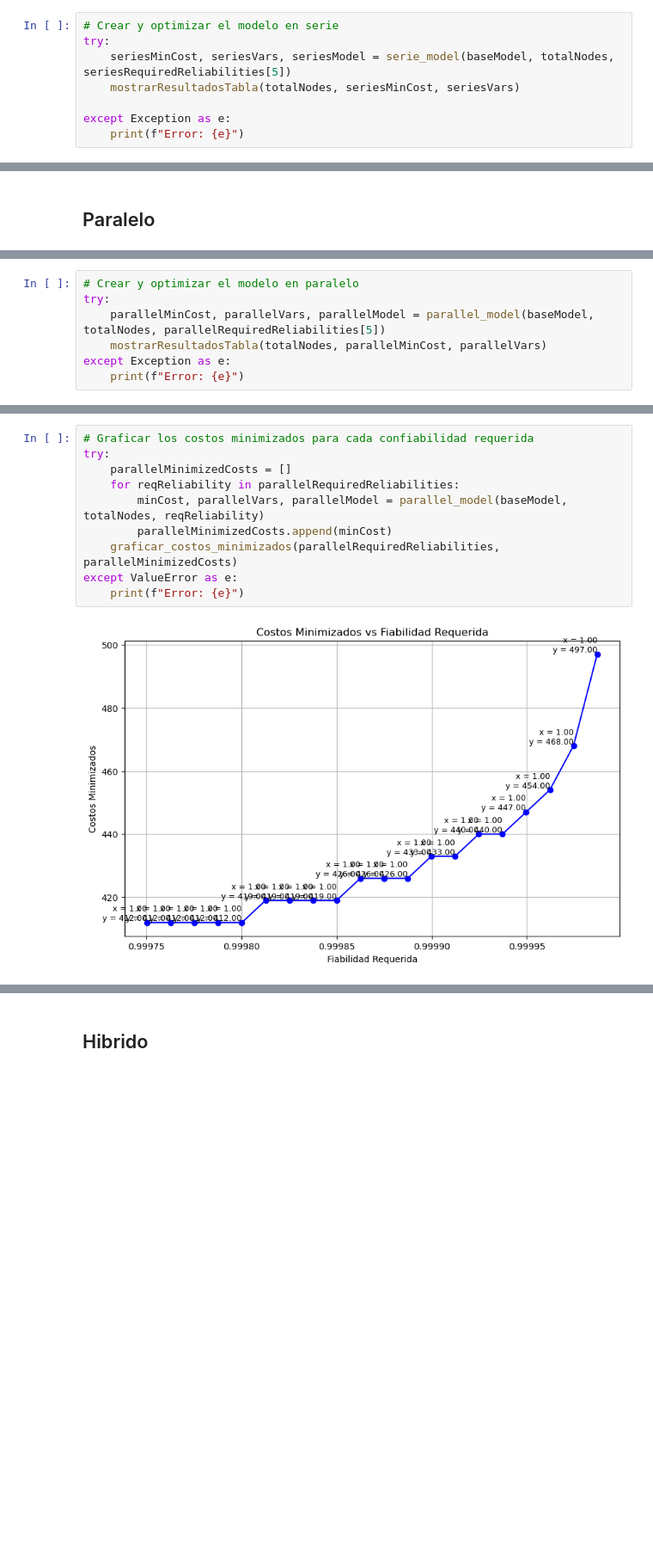
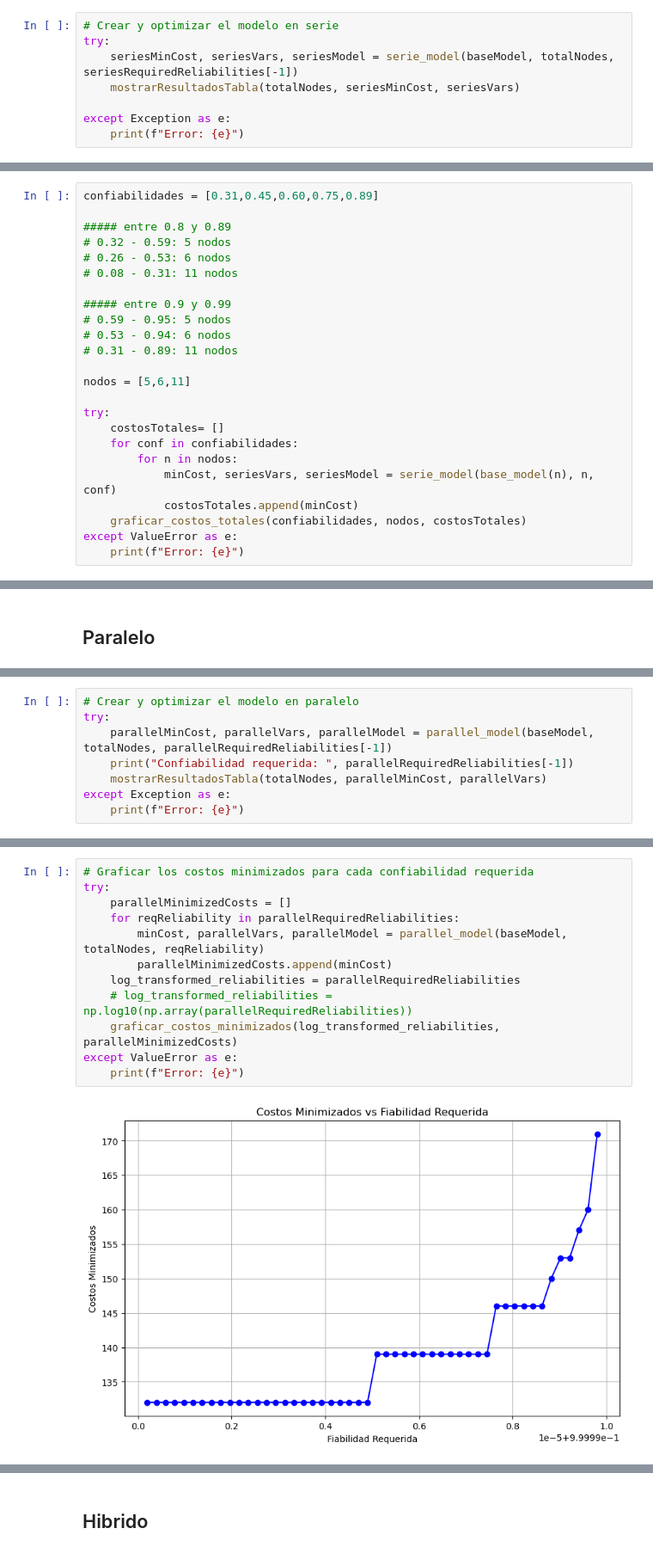
Before and after one commit to danielpuliche/optimization_model, a Jupyter notebook: main.ipynb, the cells around one changed output, grey strips where cells are left out. Shown at 86% size. Cells and saved outputs as stored; diff of their text form; blank space fills up the shorter version.

Commit message:
Update reliability metrics and adjust plotting functions for improved clarity

```diff
--- a/main.ipynb
+++ b/main.ipynb
@@ -27,7 +37,7 @@ seriesRequiredReliabilities = generate_equidistant_list(0, seriesMaxReliability,
 # %%
 # Crear y optimizar el modelo en serie
 try:
-    seriesMinCost, seriesVars, seriesModel = serie_model(baseModel, totalNodes, seriesRequiredReliabilities[5])
+    seriesMinCost, seriesVars, seriesModel = serie_model(baseModel, totalNodes, seriesRequiredReliabilities[-1])
     mostrarResultadosTabla(totalNodes, seriesMinCost, seriesVars)
 
 except Exception as e:
@@ -129,0 +77,24 @@ grafico_costo_vs_cantidad_nodos_general(costosSerie)
+# %%
+confiabilidades = [0.31,0.45,0.60,0.75,0.89]
+
+##### entre 0.8 y 0.89
+# 0.32 - 0.59: 5 nodos
+# 0.26 - 0.53: 6 nodos
+# 0.08 - 0.31: 11 nodos
+
+##### entre 0.9 y 0.99
+# 0.59 - 0.95: 5 nodos
+# 0.53 - 0.94: 6 nodos
+# 0.31 - 0.89: 11 nodos
+
+nodos = [5,6,11]
+
+try:
+	costosTotales= []
+	for conf in confiabilidades:
+		for n in nodos:
+			minCost, seriesVars, seriesModel = serie_model(base_model(n), n, conf)
+			costosTotales.append(minCost)
+	graficar_costos_totales(confiabilidades, nodos, costosTotales)
+except ValueError as e:
+	print(f"Error: {e}")
@@ -138,8 +105,9 @@ parallelRequiredReliabilities = generate_equidistant_list(parallelMinReliability
 # %%
 # Crear y optimizar el modelo en paralelo
 try:
-    parallelMinCost, parallelVars, parallelModel = parallel_model(baseModel, totalNodes, parallelRequiredReliabilities[5])
-    mostrarResultadosTabla(totalNodes, parallelMinCost, parallelVars)
+	parallelMinCost, parallelVars, parallelModel = parallel_model(baseModel, totalNodes, parallelRequiredReliabilities[-1])
+	print("Confiabilidad requerida: ", parallelRequiredReliabilities[-1])
+	mostrarResultadosTabla(totalNodes, parallelMinCost, parallelVars)
 except Exception as e:
     print(f"Error: {e}")
 # %% [output]
@@ -163,12 +132,14 @@ Nodos activos (x):
 # %%
 # Graficar los costos minimizados para cada confiabilidad requerida
 try:
-    parallelMinimizedCosts = []
-    for reqReliability in parallelRequiredReliabilities:
-        minCost, parallelVars, parallelModel = parallel_model(baseModel, totalNodes, reqReliability)
-        parallelMinimizedCosts.append(minCost)
-    graficar_costos_minimizados(parallelRequiredReliabilities, parallelMinimizedCosts)
+	parallelMinimizedCosts = []
+	for reqReliability in parallelRequiredReliabilities:
+		minCost, parallelVars, parallelModel = parallel_model(baseModel, totalNodes, reqReliability)
+		parallelMinimizedCosts.append(minCost)
+	log_transformed_reliabilities = parallelRequiredReliabilities
+	# log_transformed_reliabilities = np.log10(np.array(parallelRequiredReliabilities))
+	graficar_costos_minimizados(log_transformed_reliabilities, parallelMinimizedCosts)
 except ValueError as e:
-    print(f"Error: {e}")
+	print(f"Error: {e}")
 # %% [output]
-[figure, old version]
+[figure, new version]
```
Also changed, not shown: parts of 22 cells of this notebook, 2 other files.
